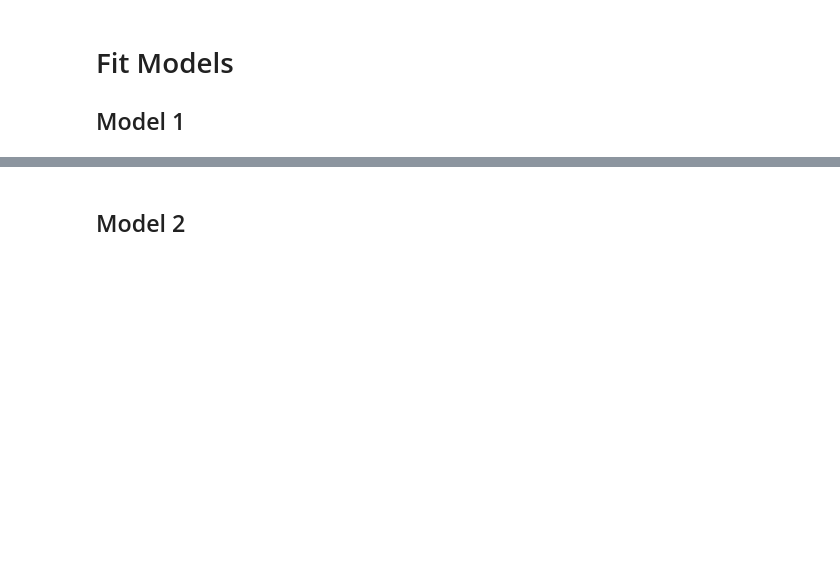
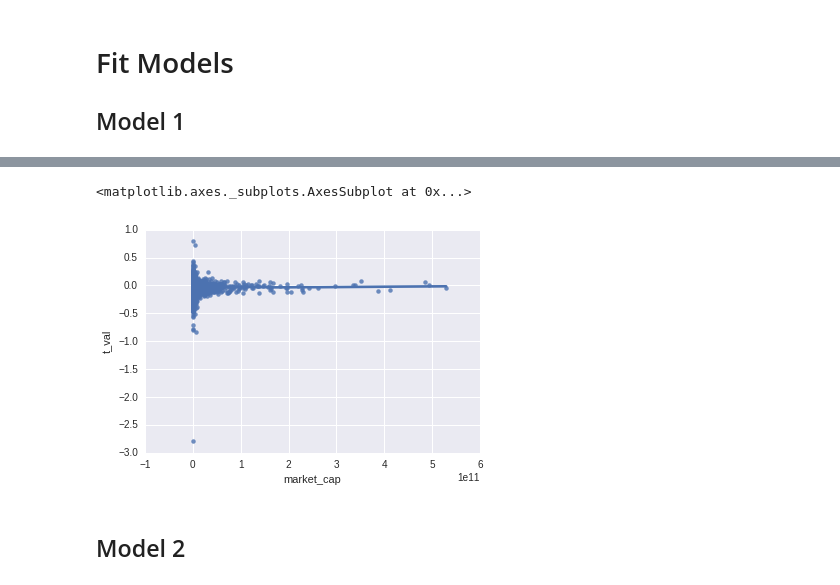
Before and after one commit to Anhmike/wmcm, a Jupyter notebook: ddm_tests/beta_full_universe.ipynb, the cells around one changed output, grey strips where cells are left out. Cells and saved outputs as stored; diff of their text form; code cells hidden in the pictures; blank space fills up the shorter version.

```diff
--- a/ddm_tests/beta_full_universe.ipynb
+++ b/ddm_tests/beta_full_universe.ipynb
@@ -177,3 +178,8 @@ using a non-integer number instead of an integer will result in an error in the
+# %%
+sns.regplot(x=plot_data['market_cap'], y=plot_data['t_val'], lowess=True)
+# %% [output]
+<matplotlib.axes._subplots.AxesSubplot at 0x...>
+[figure, added]
 # %% [markdown]
 ## Model 2
 # %%
```
Also changed, not shown: parts of 3 cells of this notebook, 2 other files.
